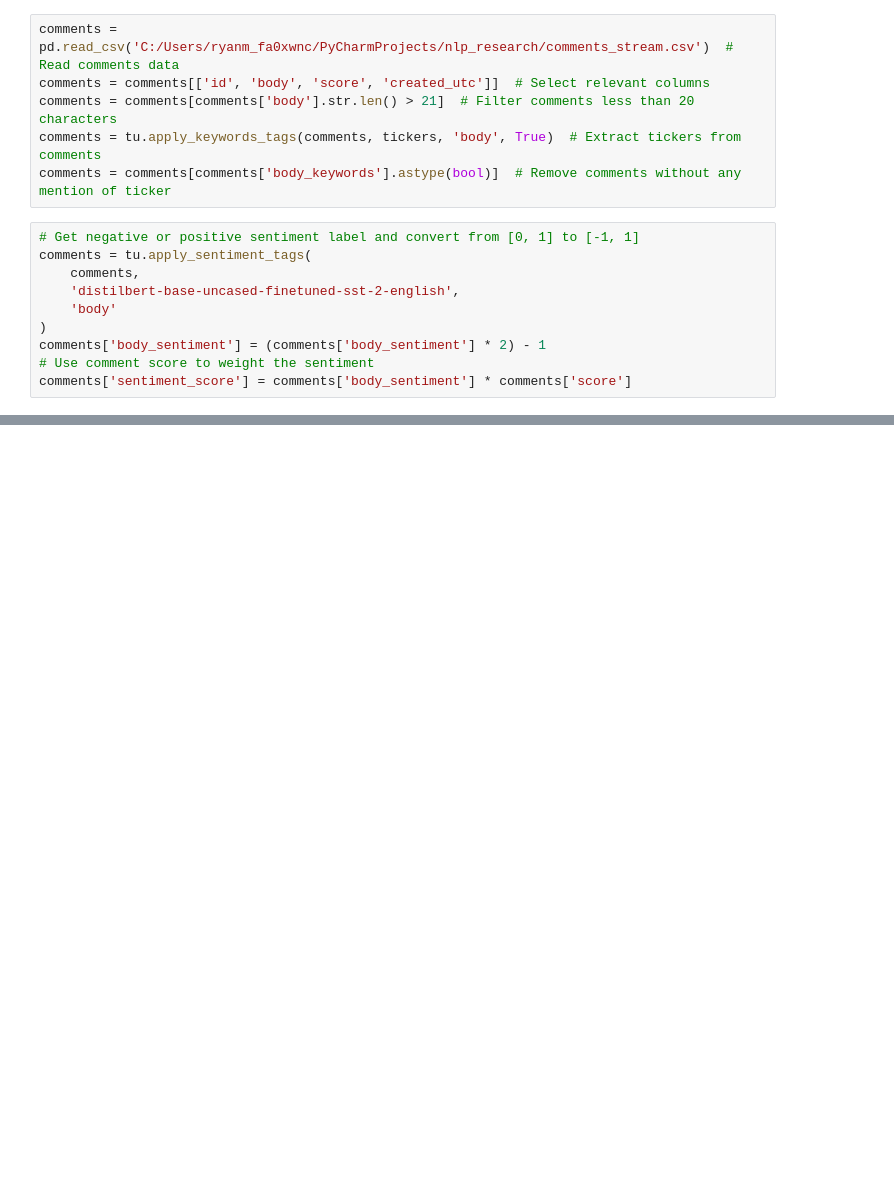
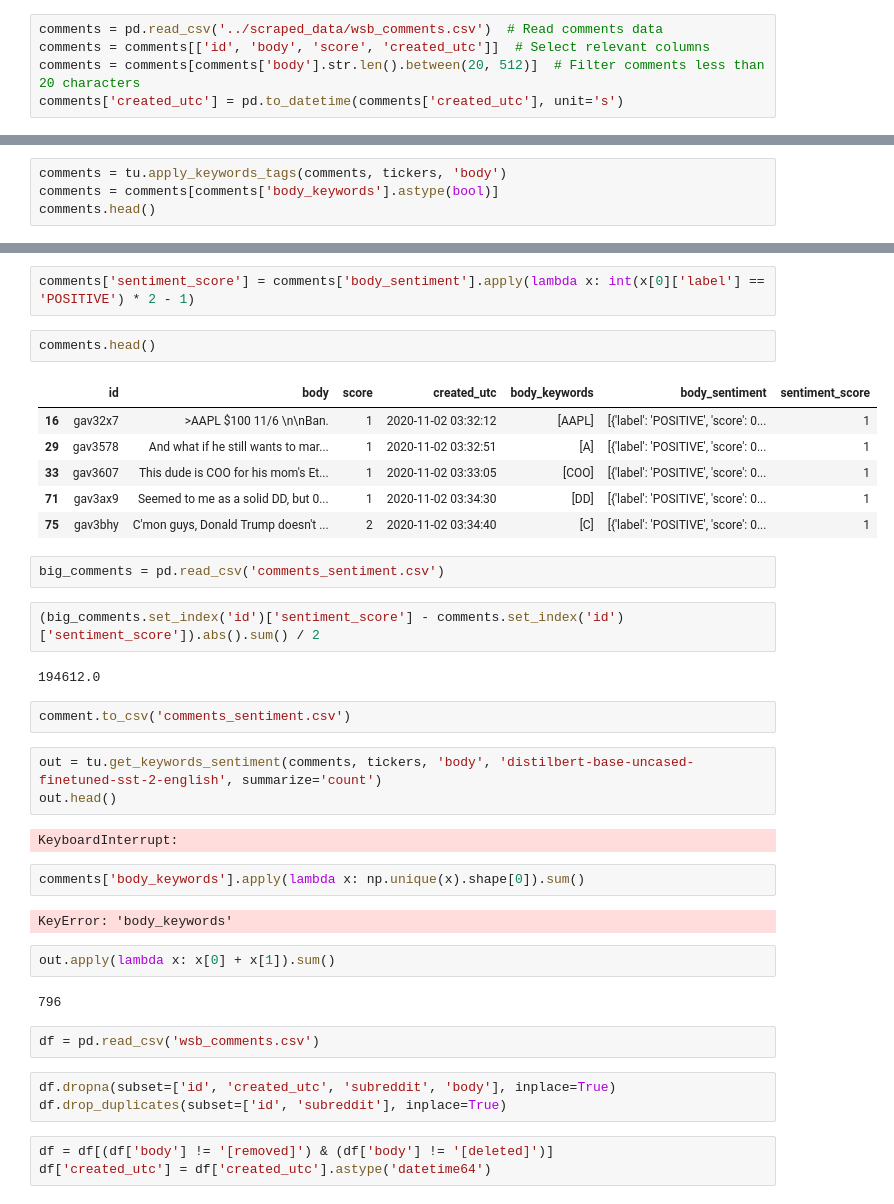
Before and after one commit to ryansdowning/nlp_research, a Jupyter notebook: notebooks/reddit_investing_sentiment.ipynb, the cells around one changed output, grey strips where cells are left out. Drawn from its saved outputs; the diff is of its cells as text; blank space fills up the shorter version.

```diff
--- a/notebooks/reddit_investing_sentiment.ipynb
+++ b/notebooks/reddit_investing_sentiment.ipynb
@@ -16,16 +20,5 @@ tickers = metadata['ticker'].unique().tolist()
 # %%
-comments = pd.read_csv('C:/Users/ryanm_fa0xwnc/PyCharmProjects/nlp_research/comments_stream.csv')  # Read comments data
+comments = pd.read_csv('../scraped_data/wsb_comments.csv')  # Read comments data
 comments = comments[['id', 'body', 'score', 'created_utc']]  # Select relevant columns
-comments = comments[comments['body'].str.len() > 21]  # Filter comments less than 20 characters
-comments = tu.apply_keywords_tags(comments, tickers, 'body', True)  # Extract tickers from comments
-comments = comments[comments['body_keywords'].astype(bool)]  # Remove comments without any mention of ticker
+comments = comments[comments['body'].str.len().between(20, 512)]  # Filter comments less than 20 characters
+comments['created_utc'] = pd.to_datetime(comments['created_utc'], unit='s')
-# %%
-# Get negative or positive sentiment label and convert from [0, 1] to [-1, 1]
-comments = tu.apply_sentiment_tags(
-    comments,
-    'distilbert-base-uncased-finetuned-sst-2-english',
-    'body'
-)
-comments['body_sentiment'] = (comments['body_sentiment'] * 2) - 1
-# Use comment score to weight the sentiment
-comments['sentiment_score'] = comments['body_sentiment'] * comments['score']
@@ -61,0 +39,4 @@ dtype: int64
+# %%
+comments = tu.apply_keywords_tags(comments, tickers, 'body')
+comments = comments[comments['body_keywords'].astype(bool)]
+comments.head()
@@ -61,0 +57,40 @@ dtype: int64
+# %%
+comments['sentiment_score'] = comments['body_sentiment'].apply(lambda x: int(x[0]['label'] == 'POSITIVE') * 2 - 1)
+# %%
+comments.head()
+# %% [output]
+|  | id | body | score | created_utc | body_keywords | body_sentiment | sentiment_score |
+| 16 | gav32x7 | >AAPL $100 11/6 \n\nBan. | 1 | 2020-11-02 03:32:12 | [AAPL] | [{'label': 'POSITIVE', 'score': 0... | 1 |
+| 29 | gav3578 | And what if he still wants to mar... | 1 | 2020-11-02 03:32:51 | [A] | [{'label': 'POSITIVE', 'score': 0... | 1 |
+| 33 | gav3607 | This dude is COO for his mom's Et... | 1 | 2020-11-02 03:33:05 | [COO] | [{'label': 'POSITIVE', 'score': 0... | 1 |
+| 71 | gav3ax9 | Seemed to me as a solid DD, but 0... | 1 | 2020-11-02 03:34:30 | [DD] | [{'label': 'POSITIVE', 'score': 0... | 1 |
+| 75 | gav3bhy | C'mon guys, Donald Trump doesn't ... | 2 | 2020-11-02 03:34:40 | [C] | [{'label': 'POSITIVE', 'score': 0... | 1 |
+# %%
+big_comments = pd.read_csv('comments_sentiment.csv')
+# %%
+(big_comments.set_index('id')['sentiment_score'] - comments.set_index('id')['sentiment_score']).abs().sum() / 2
+# %% [output]
+194612.0
+# %%
+comment.to_csv('comments_sentiment.csv')
+# %%
+out = tu.get_keywords_sentiment(comments, tickers, 'body', 'distilbert-base-uncased-finetuned-sst-2-english', summarize='count')
+out.head()
+# %% [output]
+KeyboardInterrupt:
+# %%
+comments['body_keywords'].apply(lambda x: np.unique(x).shape[0]).sum()
+# %% [output]
+KeyError: 'body_keywords'
+# %%
+out.apply(lambda x: x[0] + x[1]).sum()
+# %% [output]
+796
+# %%
+df = pd.read_csv('wsb_comments.csv')
+# %%
+df.dropna(subset=['id', 'created_utc', 'subreddit', 'body'], inplace=True)
+df.drop_duplicates(subset=['id', 'subreddit'], inplace=True)
+# %%
+df = df[(df['body'] != '[removed]') & (df['body'] != '[deleted]')]
+df['created_utc'] = df['created_utc'].astype('datetime64')
```
Also changed, not shown: parts of 20 cells of this notebook, 3 other files.
